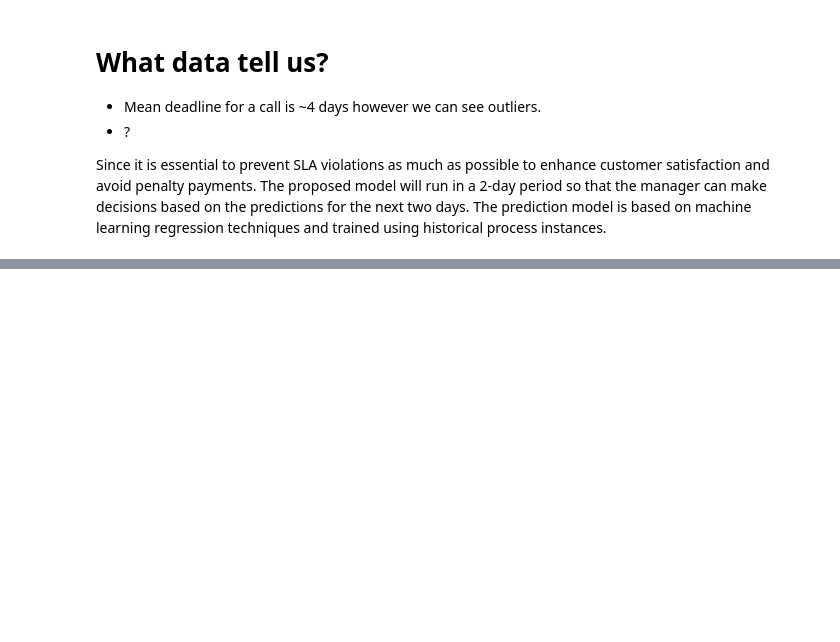
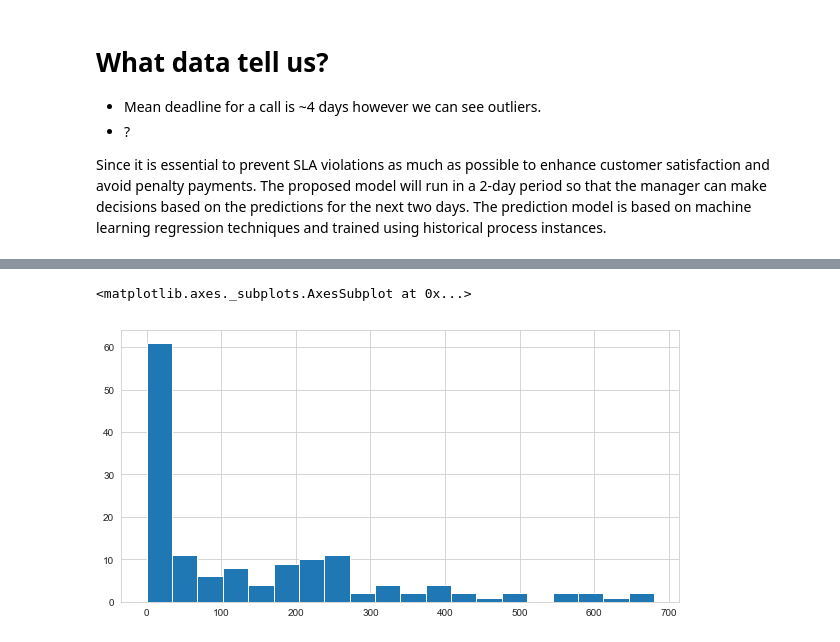
Before and after one commit to rticseto/DataScientistTest, a Jupyter notebook: SLA-Analysis.ipynb, the cells around one changed output, grey strips where cells are left out. Saved outputs shown, nothing was run; the diff lists cells and outputs as text; code cells hidden in the pictures; blank space fills up the shorter version.

```diff
--- a/SLA-Analysis.ipynb
+++ b/SLA-Analysis.ipynb
@@ -97,0 +203,7 @@ Since it is essential to prevent SLA violations as much as possible to enhance c
+# %%
+raw_calls = raw_calls.reset_index()
+melt = raw_calls.melt(id_vars='index', var_name='Days', value_name='Calls')
+melt['Days'] = melt['Days'].str.extract('(\d+)', expand=False).astype(int)
+
+melt = melt.sort_values(['Days', 'index'])
+melt.head()
@@ -97,0 +217,5 @@ Since it is essential to prevent SLA violations as much as possible to enhance c
+# %%
+melt['Calls'].hist(bins=20, figsize=(10,5))
+# %% [output]
+<matplotlib.axes._subplots.AxesSubplot at 0x...>
+[figure, added]
```
Also changed, not shown: parts of 24 cells of this notebook.
